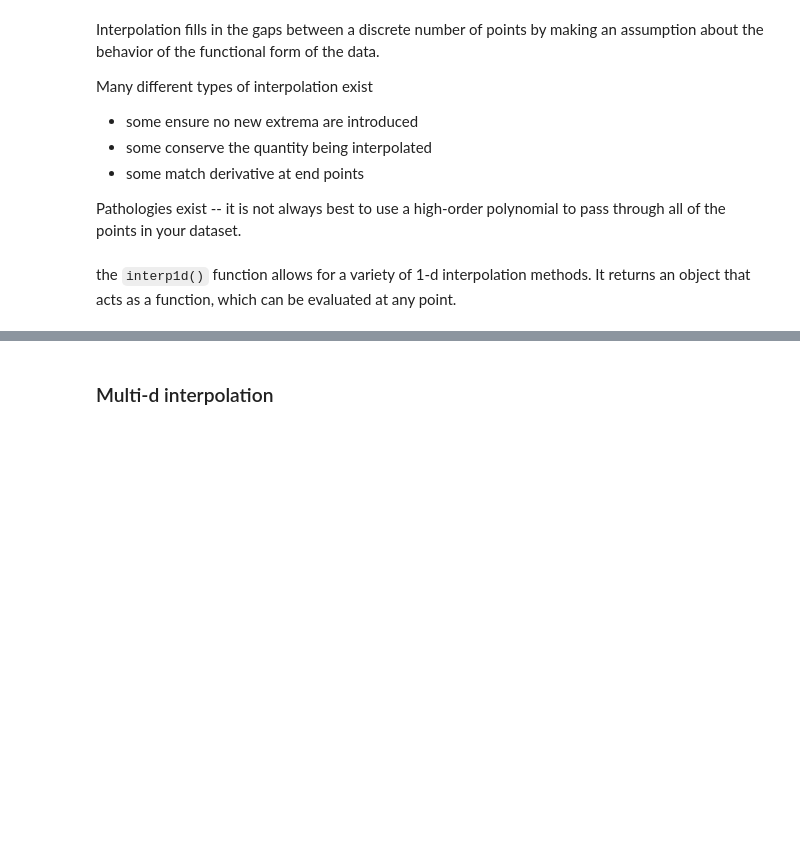
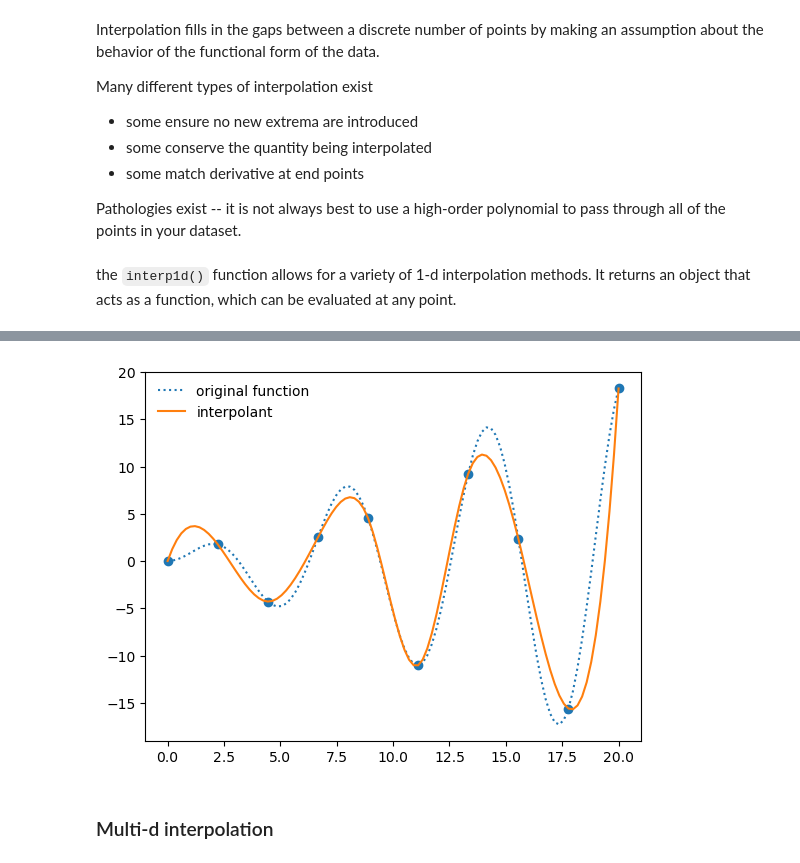
Before and after one commit to sbu-python-class/python-science, a Jupyter notebook: content/05-scipy/scipy-basics.ipynb, the cells around one changed output, grey strips where cells are left out. Drawn from its saved outputs; the diff is of its cells as text; code cells hidden in the pictures; blank space fills up the shorter version.

```diff
--- a/content/05-scipy/scipy-basics.ipynb
+++ b/content/05-scipy/scipy-basics.ipynb
@@ -162,3 +203,12 @@ ax.legend(frameon=False, loc="best")
+# %%
+f_interp = interpolate.interp1d(x, y, kind="cubic")
+# %%
+ax.plot(x_fine, f_interp(x_fine), label="interpolant")
+
+ax.legend(frameon=False, loc="best")
+fig
+# %% [output]
+[figure, added]
 # %% [markdown]
 ### Multi-d interpolation
 # %% [markdown]
```
Also changed, not shown: parts of 58 cells of this notebook.
